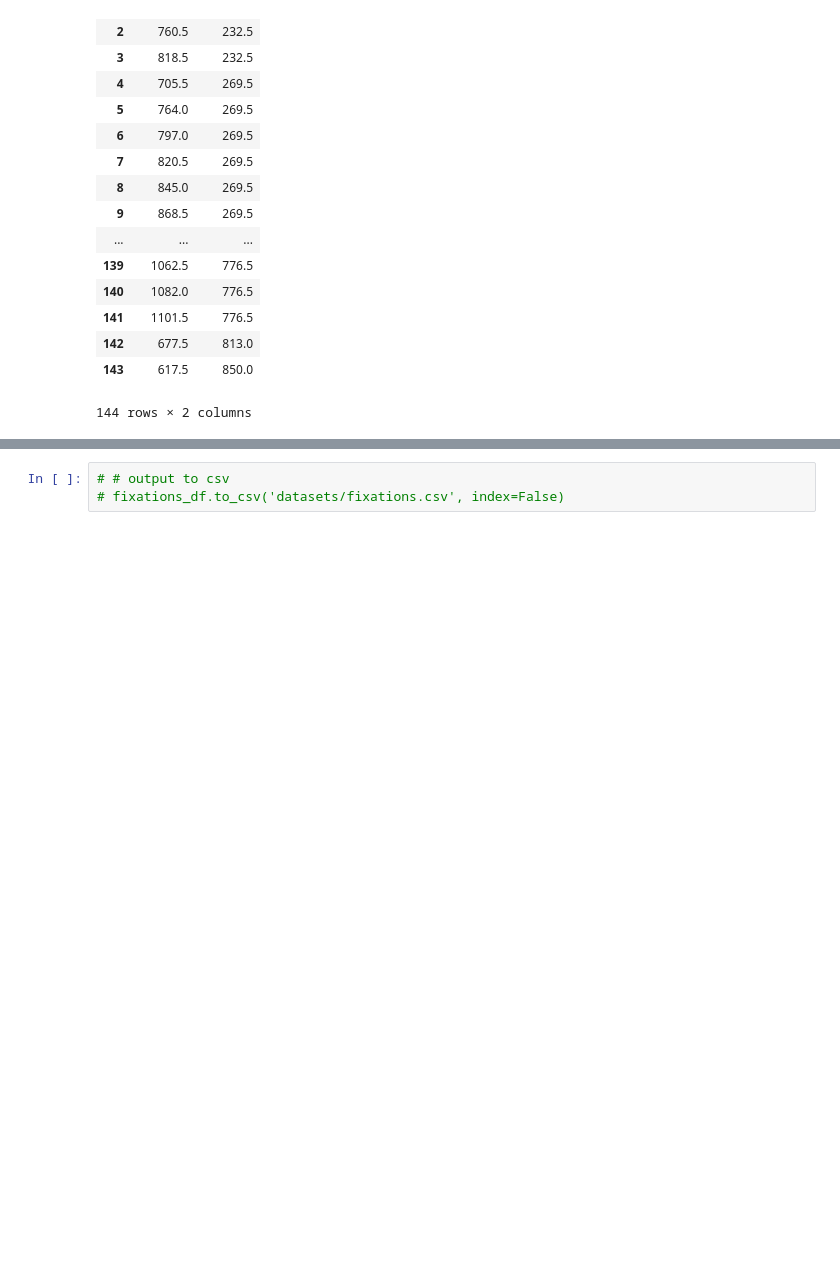
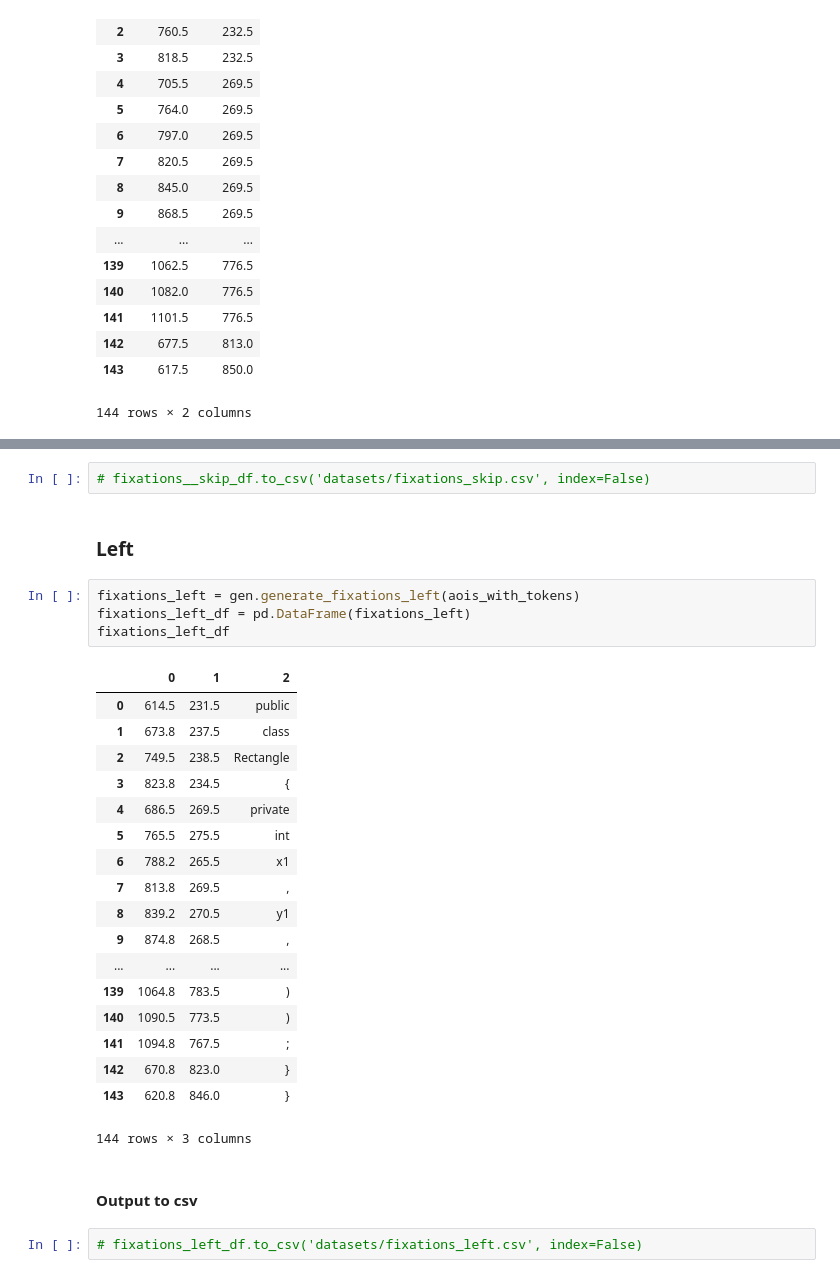
Before and after one commit to nalmadi/EMIP-Toolkit, a Jupyter notebook: Synthetic Dataset.ipynb, the cells around one changed output, grey strips where cells are left out. Saved outputs shown, nothing was run; the diff lists cells and outputs as text; blank space fills up the shorter version.

```diff
--- a/Synthetic Dataset.ipynb
+++ b/Synthetic Dataset.ipynb
@@ -114,3 +119,31 @@ fixations_df
 # %%
-# # output to csv
-# fixations_df.to_csv('datasets/fixations.csv', index=False)
+# fixations__skip_df.to_csv('datasets/fixations_skip.csv', index=False)
+# %% [markdown]
+### Left
+# %%
+fixations_left = gen.generate_fixations_left(aois_with_tokens)
+fixations_left_df = pd.DataFrame(fixations_left)
+fixations_left_df
+# %% [output]
+|  | 0 | 1 | 2 |
+| 0 | 614.5 | 231.5 | public |
+| 1 | 673.8 | 237.5 | class |
+| 2 | 749.5 | 238.5 | Rectangle |
+| 3 | 823.8 | 234.5 | { |
+| 4 | 686.5 | 269.5 | private |
+| 5 | 765.5 | 275.5 | int |
+| 6 | 788.2 | 265.5 | x1 |
+| 7 | 813.8 | 269.5 | , |
+| 8 | 839.2 | 270.5 | y1 |
+| 9 | 874.8 | 268.5 | , |
+| ... | ... | ... | ... |
+| 139 | 1064.8 | 783.5 | ) |
+| 140 | 1090.5 | 773.5 | ) |
+| 141 | 1094.8 | 767.5 | ; |
+| 142 | 670.8 | 823.0 | } |
+| 143 | 620.8 | 846.0 | } |
+144 rows × 3 columns
+# %% [markdown]
+#### Output to csv
+# %%
+# fixations_left_df.to_csv('datasets/fixations_left.csv', index=False)
```
Also changed, not shown: parts of 32 cells of this notebook.
